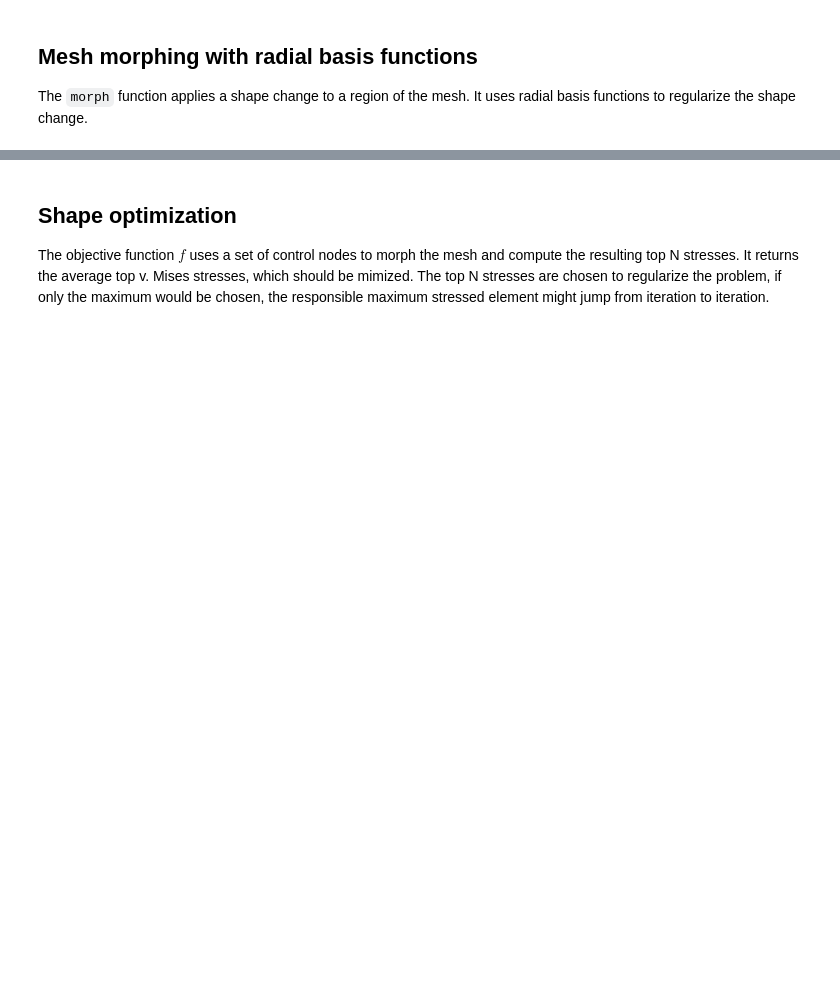
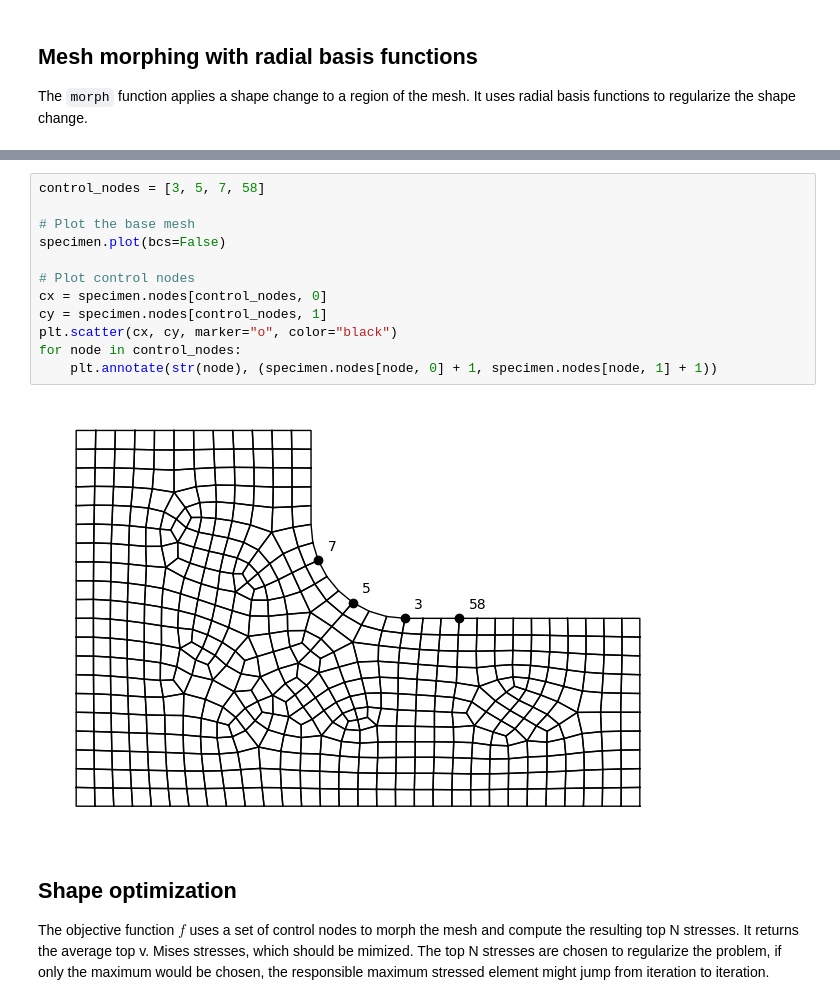
Before and after one commit to meyer-nils/torch-fem, a Jupyter notebook: examples/optimization/shape_optimization_planar.ipynb, the cells around one changed output, grey strips where cells are left out. Saved outputs shown, nothing was run; the diff lists cells and outputs as text; blank space fills up the shorter version.

```diff
--- a/examples/optimization/shape_optimization_planar.ipynb
+++ b/examples/optimization/shape_optimization_planar.ipynb
@@ -55,3 +61,17 @@ def morph(fem, nids, x, dir):
+# %%
+control_nodes = [3, 5, 7, 58]
+
+# Plot the base mesh
+specimen.plot(bcs=False)
+
+# Plot control nodes
+cx = specimen.nodes[control_nodes, 0]
+cy = specimen.nodes[control_nodes, 1]
+plt.scatter(cx, cy, marker="o", color="black")
+for node in control_nodes:
+    plt.annotate(str(node), (specimen.nodes[node, 0] + 1, specimen.nodes[node, 1] + 1))
+# %% [output]
+[figure, added]
 # %% [markdown]
 ## Shape optimization
 
```
Also changed, not shown: parts of 10 cells of this notebook, 3 other files.
